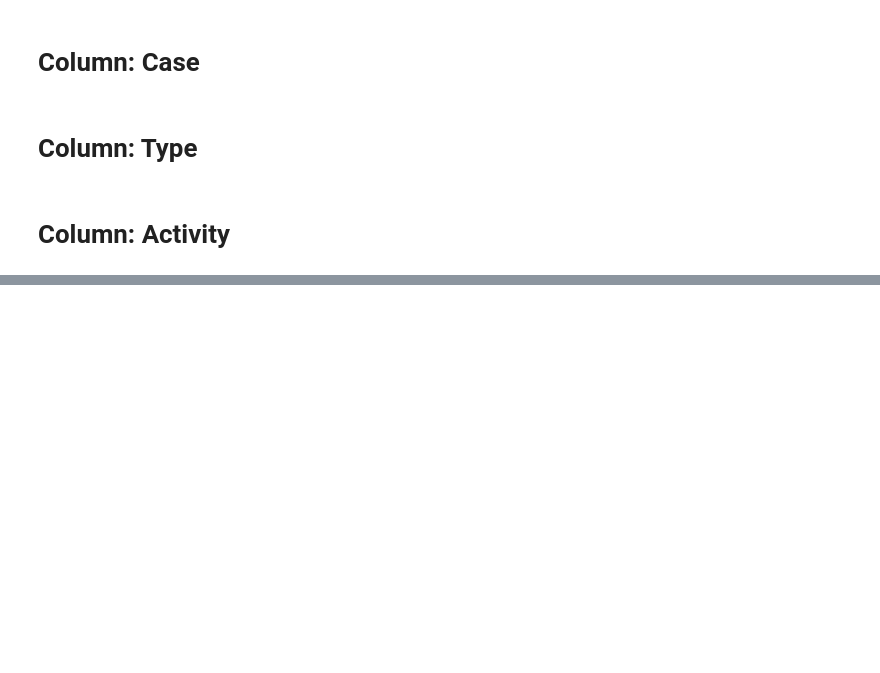
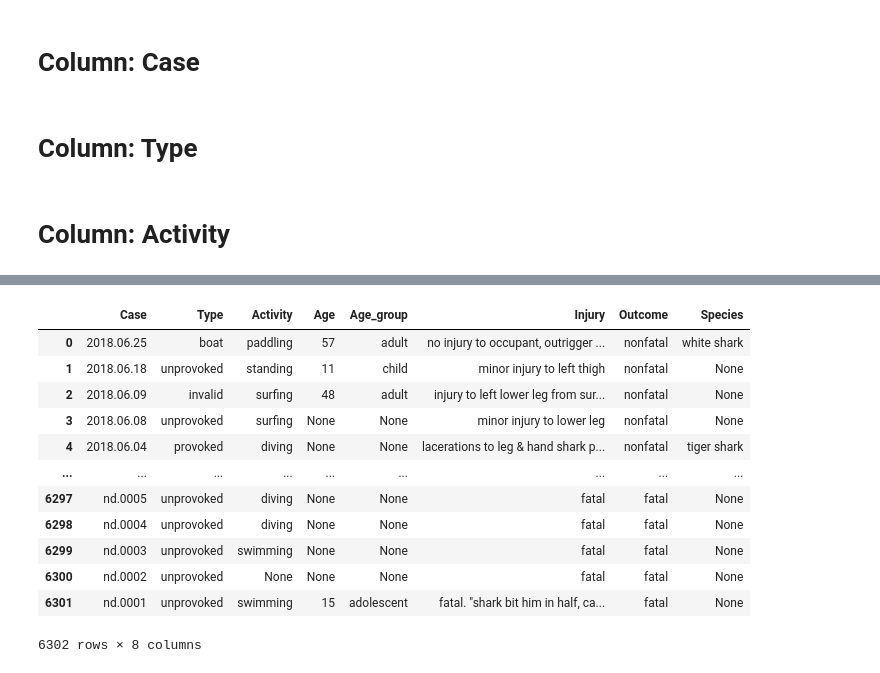
Before and after one commit to MevrouwHelderder/Assignments, a Jupyter notebook: Assignment_Shark_Attack.ipynb, the cells around one changed output, grey strips where cells are left out. Drawn from its saved outputs; the diff is of its cells as text; code cells hidden in the pictures; blank space fills up the shorter version.

```diff
--- a/Assignment_Shark_Attack.ipynb
+++ b/Assignment_Shark_Attack.ipynb
@@ -382,0 +387,3 @@ attacks_clean[mask]
+# %%
+# Changing values to corresponding categories
+attacks_clean["Outcome"] = attacks_clean["Outcome"].replace({"n" : "nonfatal", "y" : "fatal", "m" : "unknown", "2017": "unknown", np.nan : None})
@@ -391,3 +399,0 @@ find_non_default_missing_values(attack_next, "Outcome", "string")
-# %%
-# Changing values to corresponding categories
-attack_next["Outcome"] = attack_next["Outcome"].replace({"n" : "nonfatal", "y" : "fatal", "m" : "unknown", "2017": "unknown", np.nan : None})
@@ -462,20 +412,23 @@ Name: Age, Length: 149, dtype: int64
 # %%
-child = [str(i) for i in range(0, 13)]
-adolescent = [str(i) for i in range(13, 19)]
-adult = [str(i) for i in range(19, 66)]
-elderly = [str(i) for i in range(66, 120)]
+child = ["child"] + [str(i) for i in range(0, 13)]
+adolescent = ["teen"] + ["teens"] +  [str(i) for i in range(13, 19)]
+adult = ["adult"] + ["middle-age"] + ["(adult)"] [str(i) for i in range(19, 66)]
+elderly = ["elderly"] + [str(i) for i in range(66, 120)]
+checkwords = ["or", ">", "<", "?", "&"]
 # %%
-def ages(x):
-        if x < 13:
-            return "child"
-        elif x < 18:
-            return "adolescent"
-        elif x < 65:
-            return "adult"
-        elif x >= 65:
-            return "elderly"
-        else:
-          return x
+def categorize_age(x):
+  if x is None:
+    return x
+  elif x in child:
+    return "child"
+  elif x in adolescent:
+    return "adolescent"
+  elif x in adult:
+    return "adult"
+  elif x in elderly:
+    return "elderly"
+  else:
+    return "check: " + str(x)
 
-# attack_next["Age"] = attack_next["Age"].apply(lambda x: ages(x))
-attack_next["Age"] = attack_next["Age"].apply(ages(x))
+
+attack_next.insert(4, "Age_group", attack_next["Age"].apply(categorize_age))
@@ -747,0 +469,16 @@ So... credit to Winc and off to the next part!
+# %%
+attack_next
+# %% [output]
+|  | Case | Type | Activity | Age | Age_group | Injury | Outcome | Species |
+| 0 | 2018.06.25 | boat | paddling | 57 | adult | no injury to occupant, outrigger ... | nonfatal | white shark |
+| 1 | 2018.06.18 | unprovoked | standing | 11 | child | minor injury to left thigh | nonfatal | None |
+| 2 | 2018.06.09 | invalid | surfing | 48 | adult | injury to left lower leg from sur... | nonfatal | None |
+| 3 | 2018.06.08 | unprovoked | surfing | None | None | minor injury to lower leg | nonfatal | None |
+| 4 | 2018.06.04 | provoked | diving | None | None | lacerations to leg & hand shark p... | nonfatal | tiger shark |
+| ... | ... | ... | ... | ... | ... | ... | ... | ... |
+| 6297 | nd.0005 | unprovoked | diving | None | None | fatal | fatal | None |
+| 6298 | nd.0004 | unprovoked | diving | None | None | fatal | fatal | None |
+| 6299 | nd.0003 | unprovoked | swimming | None | None | fatal | fatal | None |
+| 6300 | nd.0002 | unprovoked | None | None | None | fatal | fatal | None |
+| 6301 | nd.0001 | unprovoked | swimming | 15 | adolescent | fatal. "shark bit him in half, ca... | fatal | None |
+6302 rows × 8 columns
```
Also changed, not shown: parts of 46 cells of this notebook.
